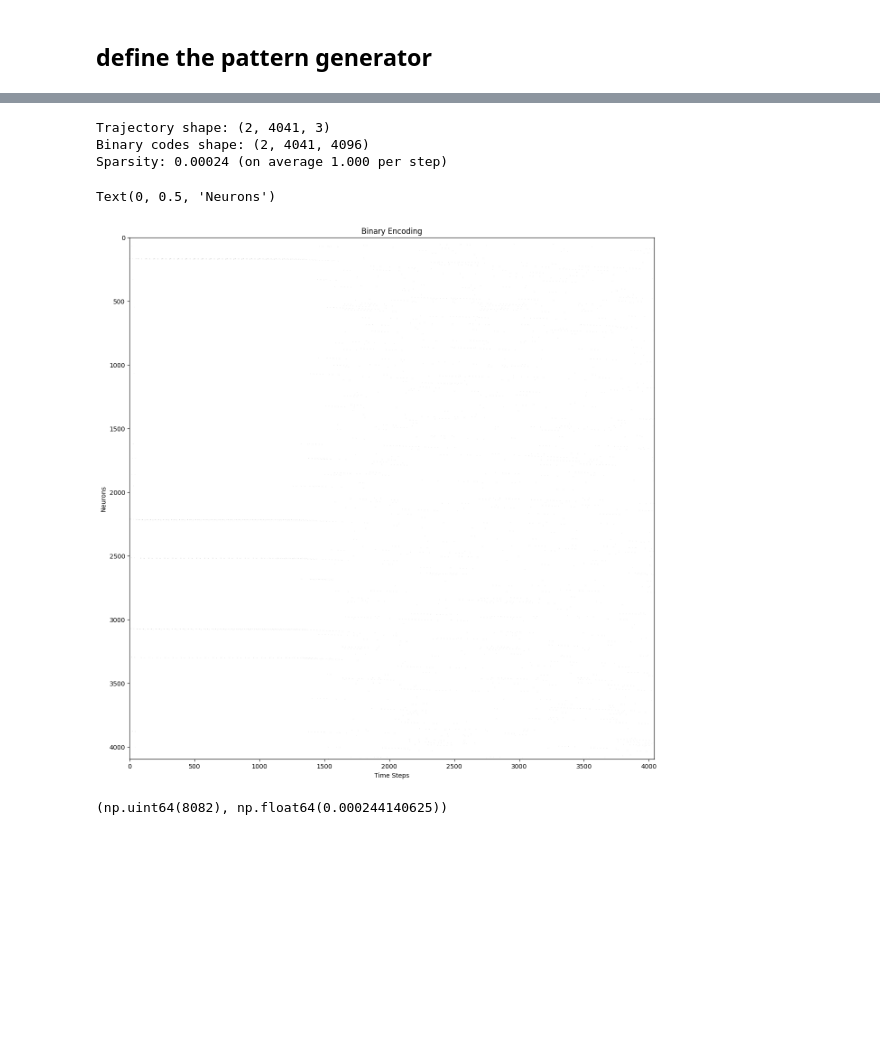
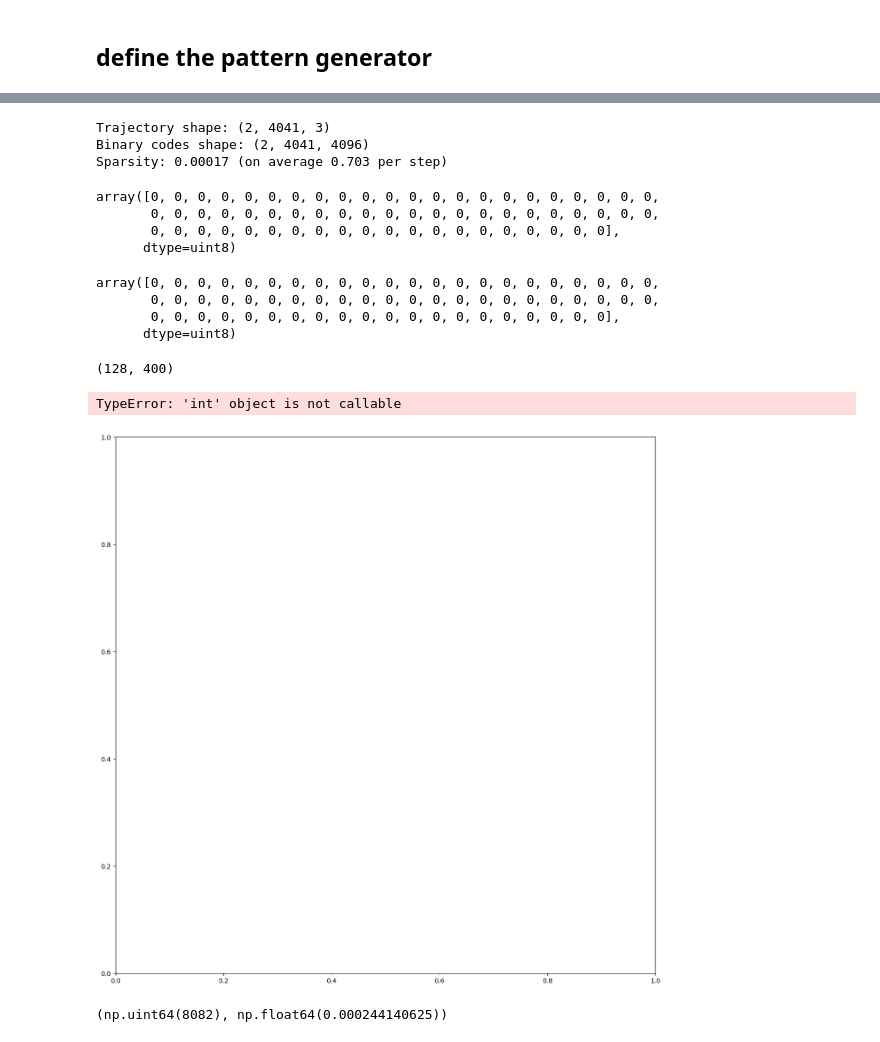
Before and after one commit to laurentperrinet/MNESIS, a Jupyter notebook: src/34_MNESIS_learn-Lorenz-attractor.ipynb, the cells around one changed output, grey strips where cells are left out. Saved outputs shown, nothing was run; the diff lists cells and outputs as text; code cells hidden in the pictures; blank space fills up the shorter version.

```diff
--- a/src/34_MNESIS_learn-Lorenz-attractor.ipynb
+++ b/src/34_MNESIS_learn-Lorenz-attractor.ipynb
@@ -83,10 +83,10 @@ class LorenzSpikingPattern(SpikingPattern):
             dt = np.cumsum(dv)
             dt /= dt[-1]  # normalize to 1
             dt *= trajectory.shape[0]  # scale to total number of points
-            trajectory = trajectory[np.linspace(0, dt[-1], self.opt.N_neuron, endpoint=False, dtype=int), :]
+            trajectory = trajectory[np.linspace(0, dt[-1], (self.opt.N_neuron//2), endpoint=False, dtype=int), :]
         if do_kmeans:
             from sklearn.cluster import KMeans
-            kmeans = KMeans(n_clusters=self.opt.N_neuron, random_state=0).fit(trajectory)
+            kmeans = KMeans(n_clusters=(self.opt.N_neuron//2), random_state=0).fit(trajectory)
             centroids = kmeans.cluster_centers_
         else:
             # idée d'Alexis de prendre des points réguliers, mais sur une trajectoire *beaucoup* plus longue, pour éviter les points échantillonés trop proches (donc prédictibles)
@@ -95,12 +95,17 @@ class LorenzSpikingPattern(SpikingPattern):
 
     def encode_trajectory(self, trajectory):
         # TODO : the binary code is fine but produces a lot of contiguous spikes in bursts - I wish to have one with half the neurons, but with an ON spike for an onset of a burst and an OFF spike for the offset, to have more temporal precision and less redundancy. This would require a bit of code change but should be doable.
-        binary_code = np.zeros((self.opt.N_pattern, trajectory.shape[1], self.opt.N_neuron), dtype=np.uint8)
+        binary_code = np.zeros((self.opt.N_pattern, trajectory.shape[1], self.opt.N_neuron//2), dtype=np.uint8)
         for i_pattern in range(self.opt.N_pattern):
             # compute distances to centroids
             dist2 = ((trajectory[i_pattern, :, None] - self.centroids[None, :, :]) ** 2).sum(axis=-1)
             ind = dist2.argmin(axis=1)
             binary_code[i_pattern, np.arange(trajectory.shape[1]), ind] = 1
+
+        binary_code = binary_code - np.roll(binary_code, shift=1, axis=1)  # ON/OFF code
+        binary_code_ON = (binary_code == 1)
+        binary_code_OFF = (binary_code == -1)
+        binary_code = np.concatenate([binary_code_ON, binary_code_OFF], axis=-1).astype(np.uint8)
         return binary_code
 
     def decode_position(self, binary_code):
@@ -165,21 +170,41 @@ print(f"Sparsity: {binary_code.mean():.5f} (on average {binary_code.sum() / opt.
 # %% [output]
 Trajectory shape: (2, 4041, 3)
 Binary codes shape: (2, 4041, 4096)
-Sparsity: 0.00024 (on average 1.000 per step)
+Sparsity: 0.00017 (on average 0.703 per step)
+# %%
+binary_code[i_pattern, 10, 56:120]
+# %% [output]
+array([0, 0, 0, 0, 0, 0, 0, 0, 0, 0, 0, 0, 0, 0, 0, 0, 0, 0, 0, 0, 0, 0,
+       0, 0, 0, 0, 0, 0, 0, 0, 0, 0, 0, 0, 0, 0, 0, 0, 0, 0, 0, 0, 0, 0,
+       0, 0, 0, 0, 0, 0, 0, 0, 0, 0, 0, 0, 0, 0, 0, 0, 0, 0, 0, 0],
+      dtype=uint8)
+# %%
+binary_code = binary_code - np.roll(binary_code, shift=1, axis=1)  # ON/OFF code
+binary_code[i_pattern, 10, 56:120]
+# %% [output]
+array([0, 0, 0, 0, 0, 0, 0, 0, 0, 0, 0, 0, 0, 0, 0, 0, 0, 0, 0, 0, 0, 0,
+       0, 0, 0, 0, 0, 0, 0, 0, 0, 0, 0, 0, 0, 0, 0, 0, 0, 0, 0, 0, 0, 0,
+       0, 0, 0, 0, 0, 0, 0, 0, 0, 0, 0, 0, 0, 0, 0, 0, 0, 0, 0, 0],
+      dtype=uint8)
+# %%
+binary_code[i_pattern, :opt.N_neuron_show, :opt.N_time_show].shape
+# %% [output]
+(128, 400)
 # %%
 # Visualization
 fig, ax = plt.subplots(figsize=(15, 15))
+splt.raster(binary_code[i_pattern, :opt.N_neuron_show, :opt.N_time_show].T, ax, s=25, c="blue", marker='+', alpha=.5)
 
 # Binary encoding example
 # ax.imshow(1-binary_code[i_pattern, :500, :1000].T, aspect='auto', cmap='gray')
-ax.imshow(1-binary_code[i_pattern, :, :].T, aspect='auto', cmap='gray')
+# ax.imshow(1-binary_code[i_pattern, :, :].T, aspect='auto', cmap='gray')
 # ax.imshow(binary_code.T, aspect='auto', cmap='gray')
 ax.set_title('Binary Encoding')
 ax.set_xlabel('Time Steps')
 ax.set_ylabel('Neurons')
 # %% [output]
-Text(0, 0.5, 'Neurons')
+TypeError: 'int' object is not callable
-[figure, old version]
+[figure, new version]
 # %%
 # Visualization of the average temporal activity across neurons
 fig, ax = plt.subplots(figsize=(15, 5))
```
Also changed, not shown: parts of 2 cells of this notebook.
